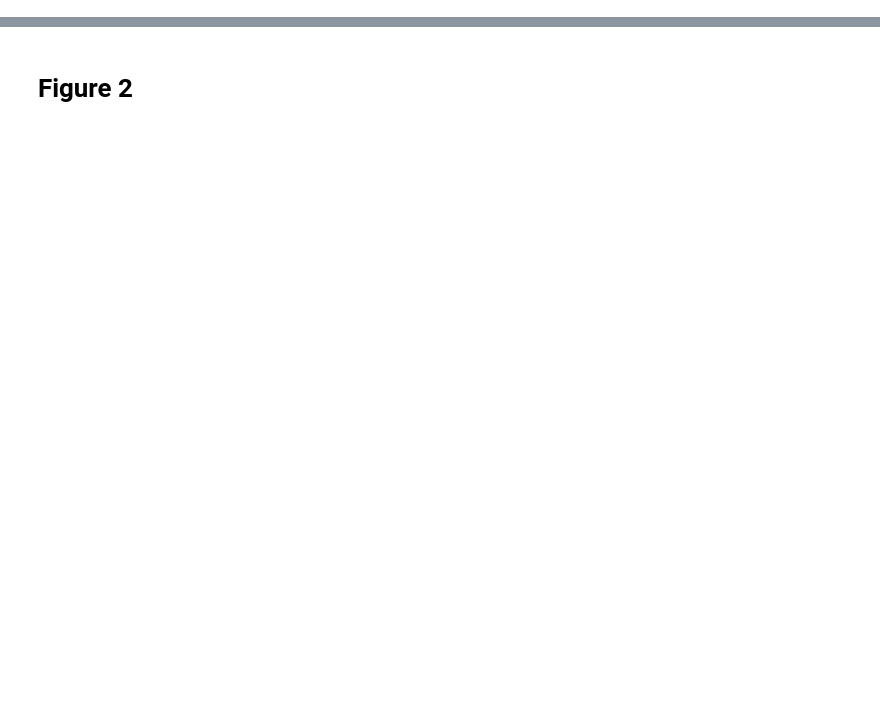
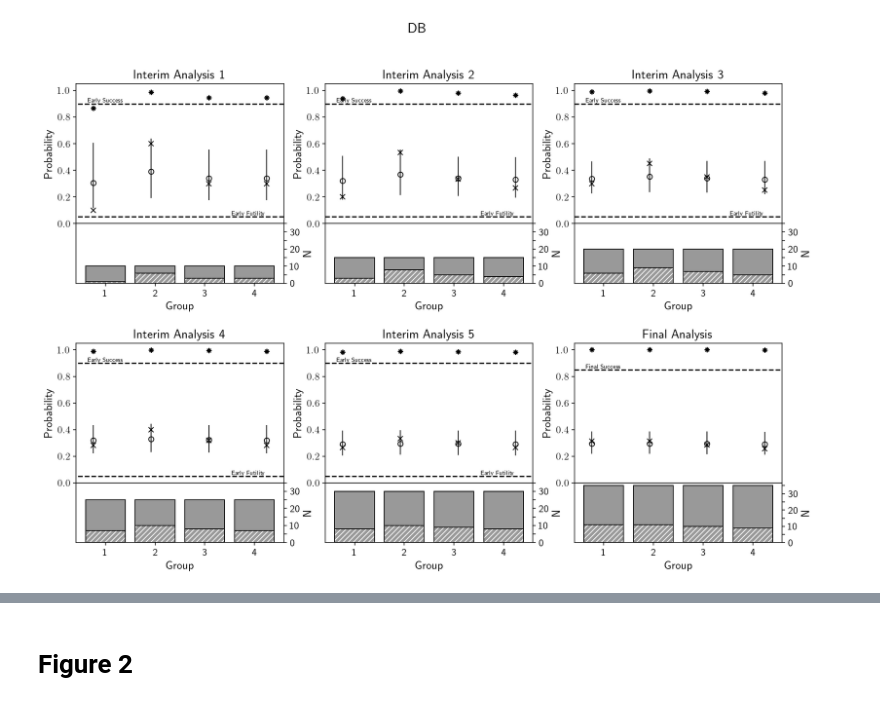
Before and after one commit to constinit/imprint, a Jupyter notebook: research/berry/berry_part1.ipynb, the cells around one changed output, grey strips where cells are left out. Cells and saved outputs as stored; diff of their text form; code cells hidden in the pictures; blank space fills up the shorter version.

```diff
--- a/research/berry/berry_part1.ipynb
+++ b/research/berry/berry_part1.ipynb
@@ -343,0 +142,7 @@ plt.show()
+# %%
+db_stats = dirty_bayes.calc_dirty_bayes(
+    y_i, n_i, fi.mu_0, fi.logit_p1, thresh_interims, fi.sigma2_rule
+)
+figure1_plot(fi, "DB", data, db_stats)
+# %% [output]
+[figure, added]
```
Also changed, not shown: parts of 32 cells of this notebook, 45 other files.
